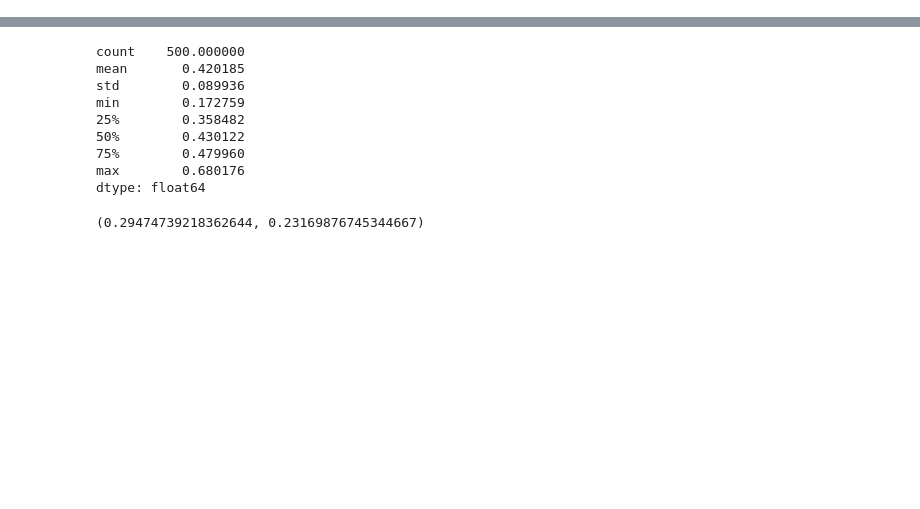
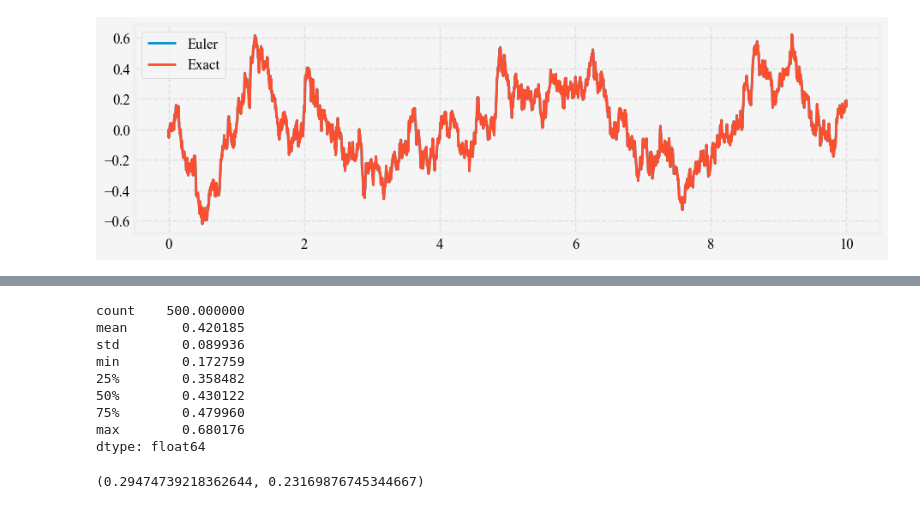
Before and after one commit to steveya/short-rate-models, a Jupyter notebook: notebook/vasicek_model.ipynb, the cells around one changed output, grey strips where cells are left out. Drawn from its saved outputs; the diff is of its cells as text; code cells hidden in the pictures; blank space fills up the shorter version.

```diff
--- a/notebook/vasicek_model.ipynb
+++ b/notebook/vasicek_model.ipynb
@@ -54,10 +54,10 @@ def simulate_vasicek_short_rates_euler(r0, kappa, theta, sigma, t, dt, seed=None
     rates = np.zeros(nd)
     rates[0] = r0
 
-    diffusion = sigma * np.random.normal(0, np.sqrt(dt), nd)
+    diffusion = sigma * np.random.normal(0, np.sqrt(dt), nd-1)
 
     for t in range(1, nd):
-        dr = kappa * (theta - rates[t-1]) * dt + diffusion[t]
+        dr = kappa * (theta - rates[t-1]) * dt + diffusion[t-1]
         rates[t] = rates[t-1] + dr
 
     return times, rates
@@ -97,2 +97,26 @@ def simulate_vasicek_short_rates_exact(r0, kappa, theta, sigma, t, dt, seed=None
 
     return times, rates
+# %%
+# Vasicek simulation parameters
+r0 = 0.0
+kappa = 2
+theta = 0
+sigma = 0.5
+dt = 1/252  # Daily time steps
+t = 10  # Total time in years
+seed = 100
+
+# Simulate using Euler discretization
+rates_euler = simulate_vasicek_short_rates_euler(r0, kappa, theta, sigma, t, dt, seed)
+plt.plot(*rates_euler, label='Euler')
+
+# Simulate using exact discretization
+rates_exact = simulate_vasicek_short_rates_exact(r0, kappa, theta, sigma, t, dt, seed)
+plt.plot(*rates_exact, label='Exact')
+
+plt.legend()
+plt.show()
+
+rates = rates_exact[1]  # Assuming market observed short rates are the simulated exact rates
+# %% [output]
+[figure, added]
```
Also changed, not shown: parts of 22 cells of this notebook.
